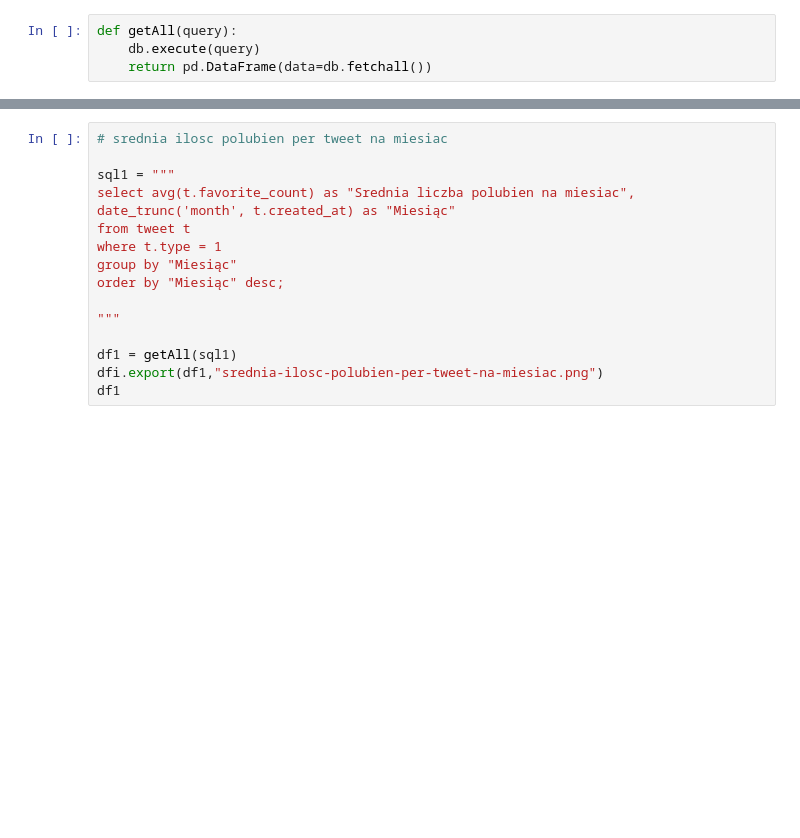
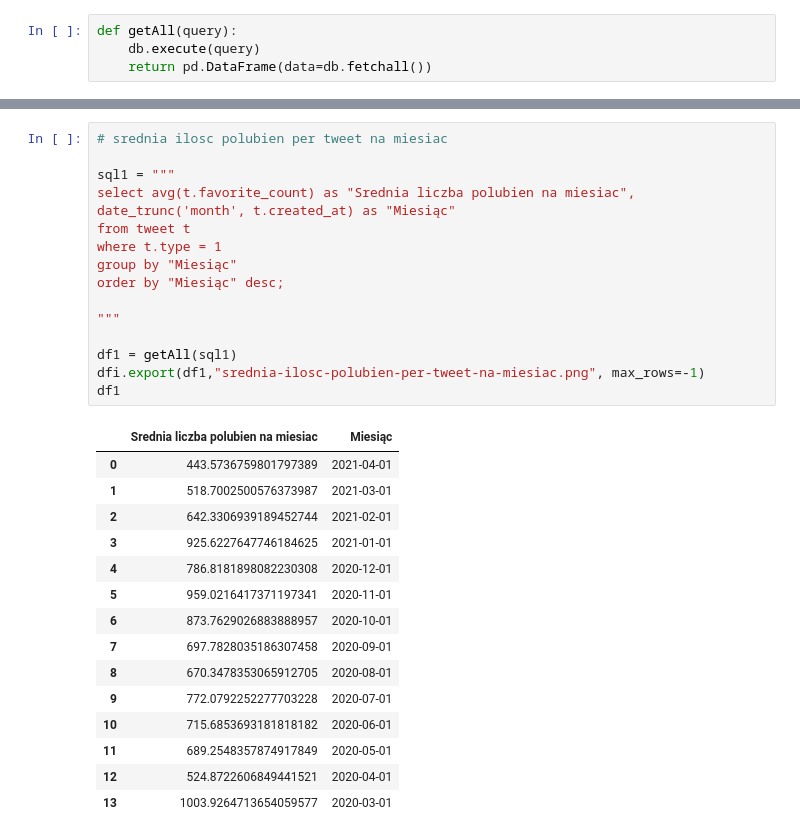
Before and after one commit to piaskowyk/twitter-posts-analysis, a Jupyter notebook: notebooks/statistics1.ipynb, the cells around one changed output, grey strips where cells are left out. Saved outputs shown, nothing was run; the diff lists cells and outputs as text; blank space fills up the shorter version.

```diff
--- a/notebooks/statistics1.ipynb
+++ b/notebooks/statistics1.ipynb
@@ -258,18 +401,34 @@ df1
 # %%
 # srednia ilosc polubien per tweet na miesiac
 
 sql1 = """
 select avg(t.favorite_count) as "Srednia liczba polubien na miesiac", date_trunc('month', t.created_at) as "Miesiąc"
 from tweet t
 where t.type = 1
 group by "Miesiąc"
 order by "Miesiąc" desc;
 
 """
 
 df1 = getAll(sql1)
-dfi.export(df1,"srednia-ilosc-polubien-per-tweet-na-miesiac.png")
+dfi.export(df1,"srednia-ilosc-polubien-per-tweet-na-miesiac.png", max_rows=-1)
 df1
+# %% [output]
+|  | Srednia liczba polubien na miesiac | Miesiąc |
+| 0 | 443.5736759801797389 | 2021-04-01 |
+| 1 | 518.7002500576373987 | 2021-03-01 |
+| 2 | 642.3306939189452744 | 2021-02-01 |
+| 3 | 925.6227647746184625 | 2021-01-01 |
+| 4 | 786.8181898082230308 | 2020-12-01 |
+| 5 | 959.0216417371197341 | 2020-11-01 |
+| 6 | 873.7629026883888957 | 2020-10-01 |
+| 7 | 697.7828035186307458 | 2020-09-01 |
+| 8 | 670.3478353065912705 | 2020-08-01 |
+| 9 | 772.0792252277703228 | 2020-07-01 |
+| 10 | 715.6853693181818182 | 2020-06-01 |
+| 11 | 689.2548357874917849 | 2020-05-01 |
+| 12 | 524.8722606849441521 | 2020-04-01 |
+| 13 | 1003.9264713654059577 | 2020-03-01 |
 # %%
 # srednia ilosc cytowan per tweet na dzien
 
```
Also changed, not shown: parts of 28 cells of this notebook.
